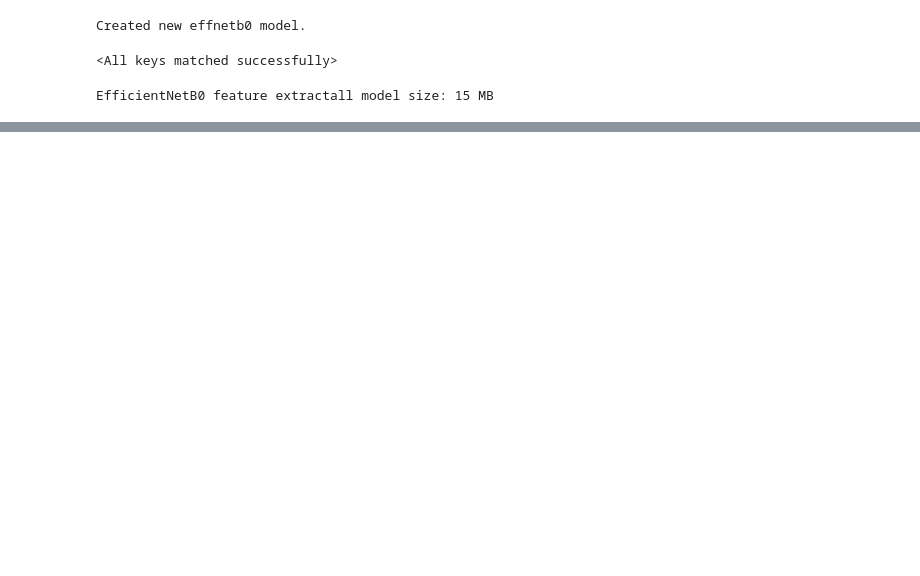
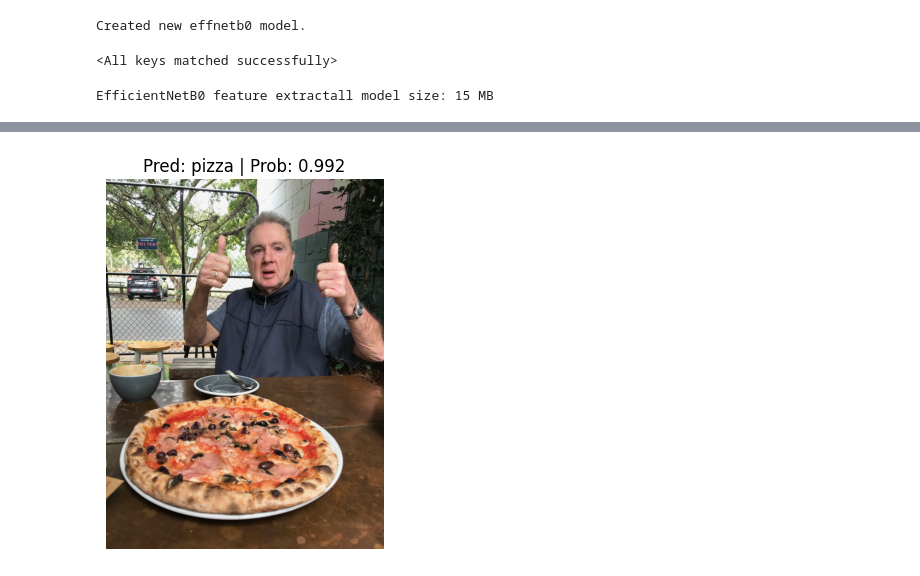
Before and after one commit to Tihonizy/pytorch-learning, a Jupyter notebook: food classification Weights & Biases/food cv mini Weights & Biases.ipynb, the cells around one changed output, grey strips where cells are left out. Cells and saved outputs as stored; diff of their text form; code cells hidden in the pictures; blank space fills up the shorter version.

```diff
--- a/food classification Weights & Biases/food cv mini Weights & Biases.ipynb
+++ b/food classification Weights & Biases/food cv mini Weights & Biases.ipynb
@@ -600,7 +606,7 @@ Params size (MB): 30.82
 Estimated Total Size (MB): 5067.62
 ============================================================================================================================================
 # %%
-num_epochs = [5, 10]
+num_epochs = [5, 10, 20]
 models = ["effnetb0", "effnetb2"]
 train_dataloaders = {"data_10_percent": train_dataloader_10_percent,
                      "data_20_percent": train_dataloader_20_percent}
@@ -804,0 +932,19 @@ EfficientNetB0 feature extractall model size: 15 MB
+# %%
+custom_image_path = Path("data/04-pizza-dad.jpeg")
+
+if custom_image_path.is_file():
+    os.remove(custom_image_path)
+
+if not custom_image_path.is_file():
+    with open(custom_image_path, "wb") as f:
+        request = requests.get("https://raw.githubusercontent.com/mrdbourke/pytorch-deep-learning/main/images/04-pizza-dad.jpeg")
+        print(f"Downloading {custom_image_path}...")
+        f.write(request.content)
+else:
+    print(f"{custom_image_path} already exists, skipping download.")
+
+pred_and_plot_image(model=model,
+                    image_path=custom_image_path,
+                    class_names=class_names,
+                    image_size=(224, 224))
+# %% [output]
@@ -804,0 +952 @@ EfficientNetB0 feature extractall model size: 15 MB
+[figure, added]
```
Also changed, not shown: parts of 8 cells of this notebook, 1 other file.
